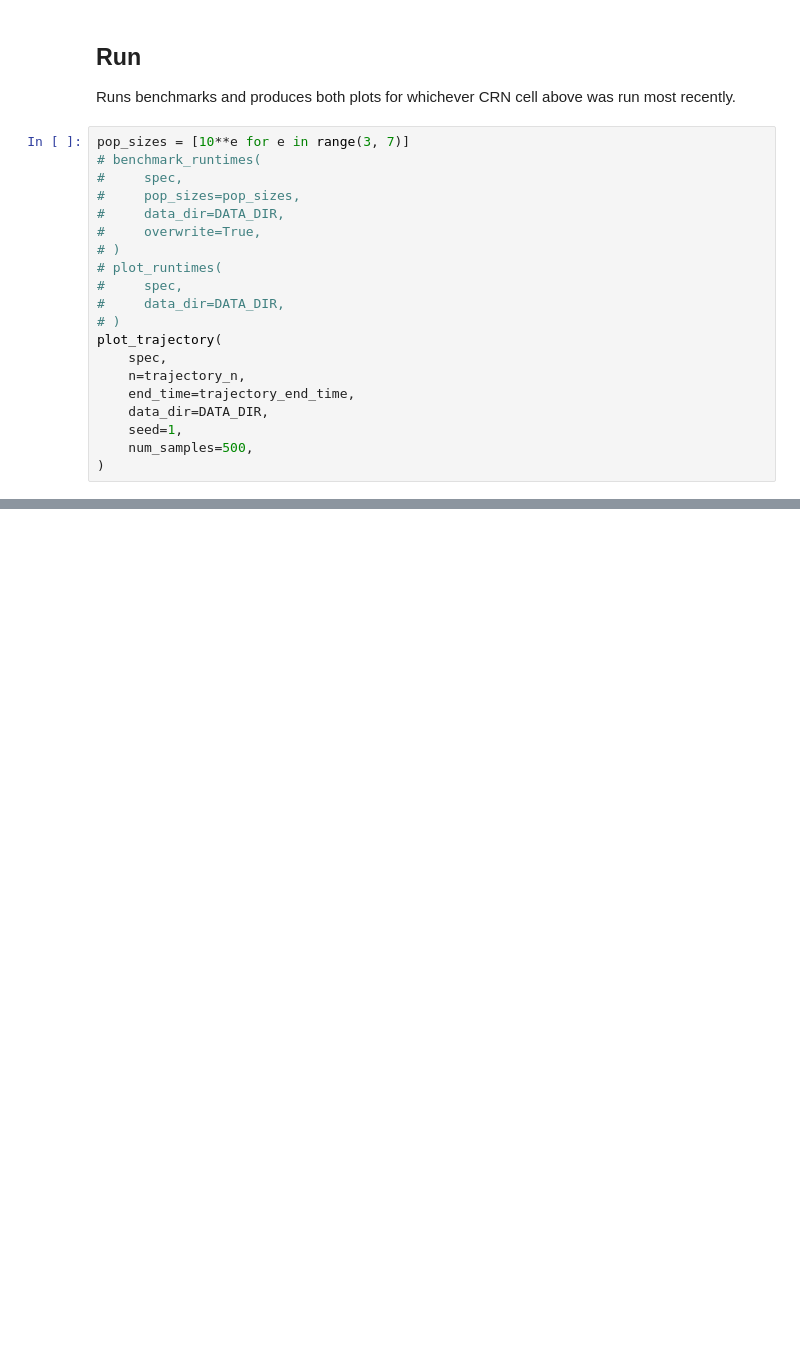
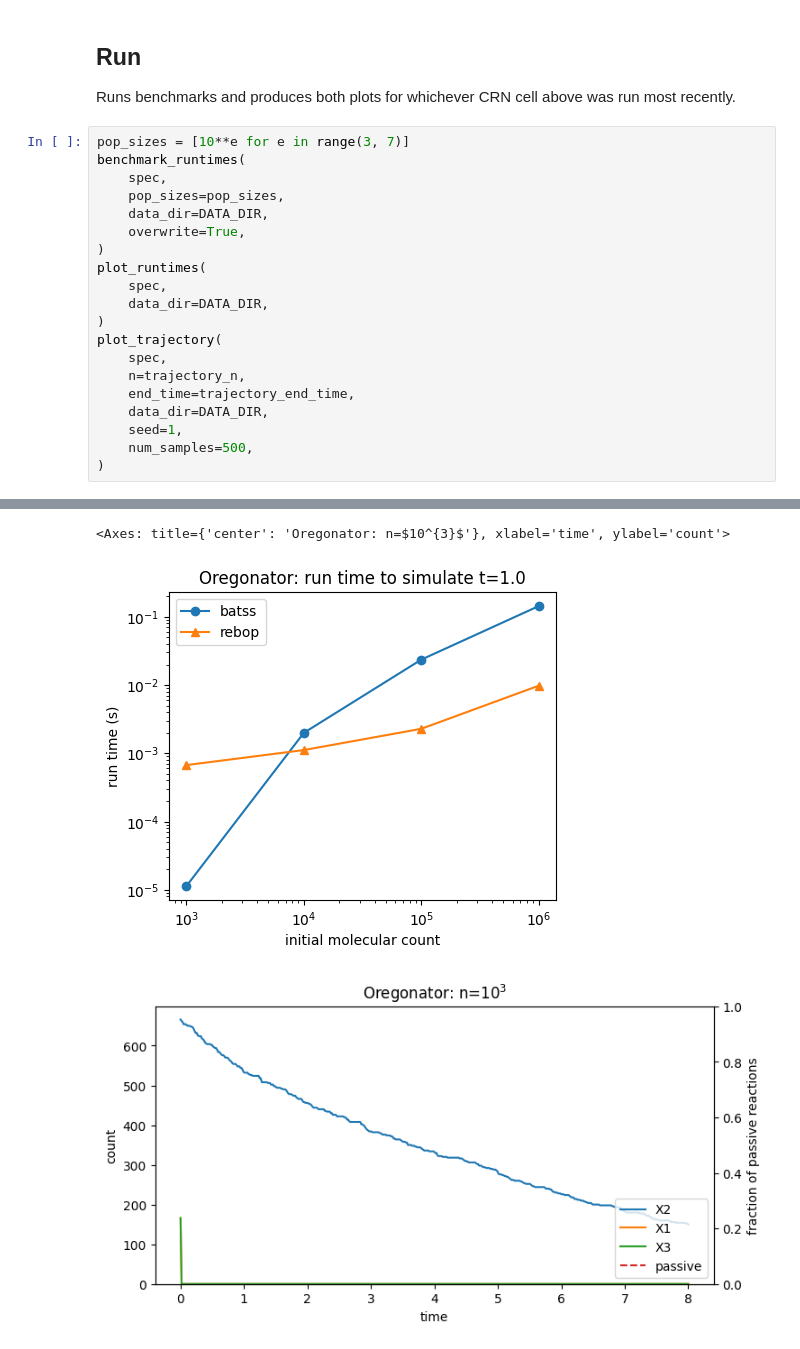
Before and after one commit to joven316/batss, a Jupyter notebook: examples/benchmark.ipynb, the cells around one changed output, grey strips where cells are left out. Cells and saved outputs as stored; diff of their text form; blank space fills up the shorter version.

```diff
--- a/examples/benchmark.ipynb
+++ b/examples/benchmark.ipynb
@@ -96,16 +96,16 @@ trajectory_end_time = 8.0
 Runs benchmarks and produces both plots for whichever CRN cell above was run most recently.
 # %%
 pop_sizes = [10**e for e in range(3, 7)]
-# benchmark_runtimes(
-#     spec,
-#     pop_sizes=pop_sizes,
-#     data_dir=DATA_DIR,
-#     overwrite=True,
-# )
-# plot_runtimes(
-#     spec,
-#     data_dir=DATA_DIR,
-# )
+benchmark_runtimes(
+    spec,
+    pop_sizes=pop_sizes,
+    data_dir=DATA_DIR,
+    overwrite=True,
+)
+plot_runtimes(
+    spec,
+    data_dir=DATA_DIR,
+)
 plot_trajectory(
     spec,
     n=trajectory_n,
@@ -118 +128,4 @@ plot_trajectory(
 running batss for Oregonator at n=$10^{3}$
+<Axes: title={'center': 'Oregonator: n=$10^{3}$'}, xlabel='time', ylabel='count'>
+[figure, added]
+[figure, added]
```
Also changed, not shown: parts of 1 cell of this notebook, 7 other files.
